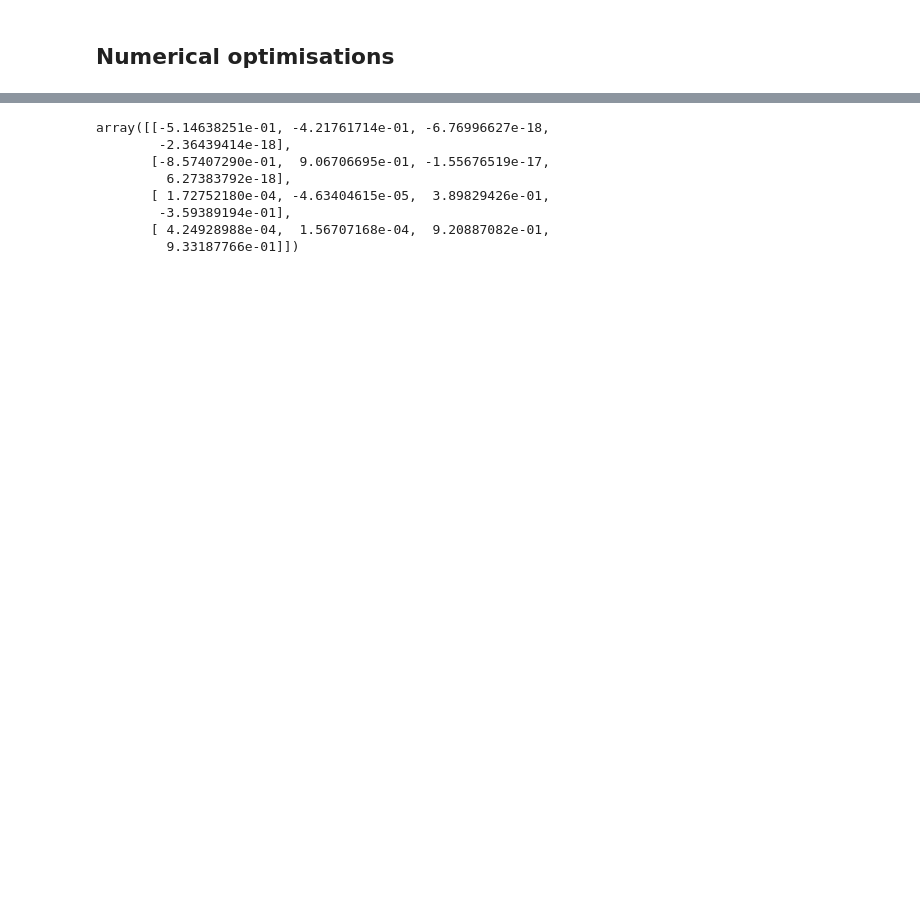
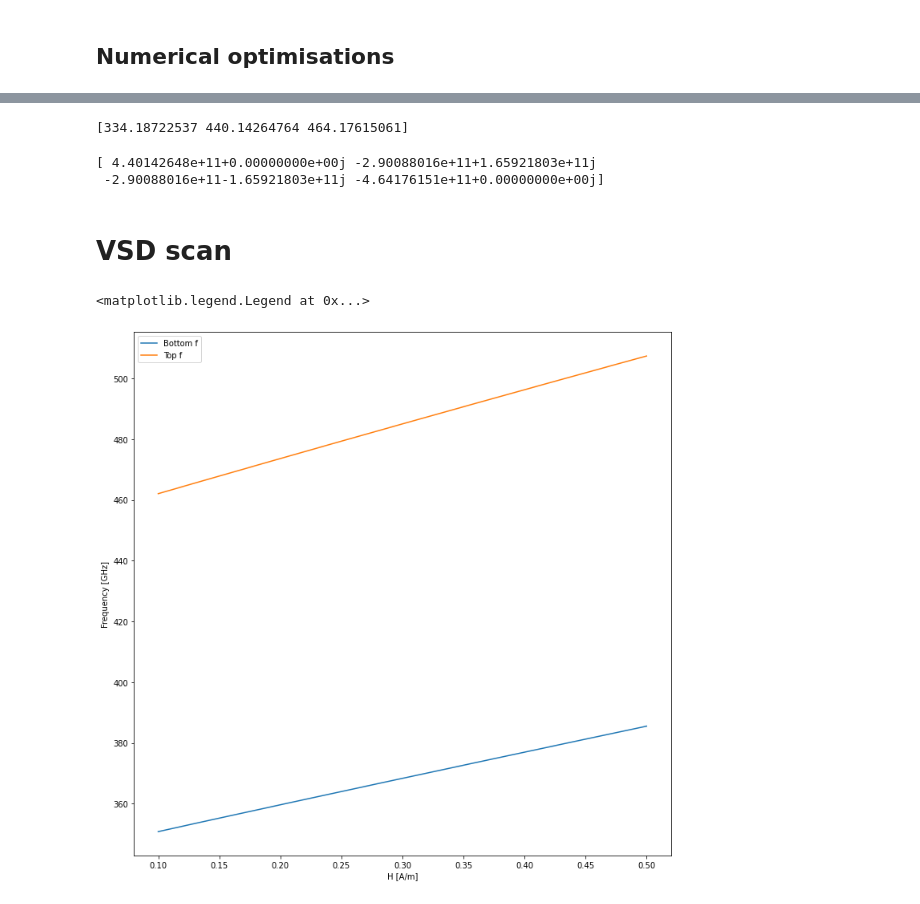
Before and after one commit to LemurPwned/physics-misc, a Jupyter notebook: Symbolic.ipynb, the cells around one changed output, grey strips where cells are left out. Saved outputs shown, nothing was run; the diff lists cells and outputs as text; code cells hidden in the pictures; blank space fills up the shorter version.

```diff
--- a/Symbolic.ipynb
+++ b/Symbolic.ipynb
@@ -231,9 +291,11 @@ def opt_wrapper_cost(x, args):
     theta, phi, lamb, omega = x
     return energyFunction([theta, phi, lamb, omega] + args)
 
+
 def opt_wrapper_grad(x, args):
     theta, phi, lamb, omega = x
     return energyGradientFunction([theta, phi, lamb, omega] + args)
+
 
 def to_radian(angle):
     return angle * (np.pi / 180)
@@ -265,30 +327,21 @@ x0 = {
     omega: to_radian(45),
 }
 
+hext = np.expand_dims(cartiesian_from_spherical(0.1 * TtoAm, 45, 90), 0).T
 
 arg_set = {
     # Hoe
     Hoe: 397.88,
     # Hext
-    He1: 1,
-    He2: 2,
-    He3: 1,
+    Hext: hext,
     # dipole 1
-    Hd11: 0,
-    Hd12: 0,
-    Hd13: 0,
+    dipoleTensor12: np.array([[0, 0, 0], [0, 0, 0], [0, 0, 0]]),
     # dipole 2
-    Hd21: 0,
-    Hd22: 0,
-    Hd23: 0,
+    dipoleTensor21: np.array([[0, 0, 0], [0, 0, 0], [0, 0, 0]]),
     # demag 1
-    Hde11: 0,
-    Hde12: 0,
-    Hde13: 1,
+    demagTensor1: np.array([[0, 0, 0], [0, 0, 0], [0, 0, 1]]),
     # demag 2
-    Hde21: 0,
-    Hde22: 0,
-    Hde23: 1,
+    demagTensor2: np.array([[0, 0, 0], [0, 0, 0], [0, 0, 1]]),
     gamma: 2.21e5,
     alpha1: 0.035,
     alpha2: 0.035,
@@ -297,7 +350,8 @@ arg_set = {
     Ms1: 1 * TtoAm,
     Ms2: 1 * TtoAm,
     K1: 728e3,
-    K2: 305e3
+    K2: 305e3,
+    mu: 1
 }
 
 bounds = [(0, np.pi * 2) for i in range(len(x0))]
@@ -307,3 +361,4 @@ res = minimize(opt_wrapper_cost,
                args=list(arg_set.values()),
                jac=opt_wrapper_grad,
                tol=1e-4)
+res
@@ -310,3 +379,3 @@ res = minimize(opt_wrapper_cost,
 # %%
 matrix_res = dMFunction(res.x.tolist() + list(arg_set.values()))
-eigenvalues, eivenvectors = np.linalg.eig(matrix_res)
+eigenvalues, eigenvectors = np.linalg.eig(matrix_res)
@@ -318,11 +382,11 @@ array([ -943661.92414909,   898153.88773187, -1042274.41255696,
-# %%
-eivenvectors
-# %% [output]
-array([[-5.14638251e-01, -4.21761714e-01, -6.76996627e-18,
-        -2.36439414e-18],
-       [-8.57407290e-01,  9.06706695e-01, -1.55676519e-17,
-         6.27383792e-18],
-       [ 1.72752180e-04, -4.63404615e-05,  3.89829426e-01,
-        -3.59389194e-01],
-       [ 4.24928988e-04,  1.56707168e-04,  9.20887082e-01,
-         9.33187766e-01]])
+# %%
+print(np.unique(np.abs(eigenvalues)/1e9))
+# %% [output]
+[334.18722537 440.14264764 464.17615061]
+# %%
+print(eigenvalues)
+# %% [output]
+[ 4.40142648e+11+0.00000000e+00j -2.90088016e+11+1.65921803e+11j
+ -2.90088016e+11-1.65921803e+11j -4.64176151e+11+0.00000000e+00j]
+# %% [markdown]
+# VSD scan
@@ -328,0 +447,13 @@ array([[-5.14638251e-01, -4.21761714e-01, -6.76996627e-18,
+# %%
+import matplotlib.pyplot as plt
+h_space, bottom_f, top_f = find_resonance(N = 30)
+
+fig, ax = plt.subplots(figsize=(12, 12))
+ax.plot(h_space, bottom_f, label="Bottom f")
+ax.plot(h_space, top_f, label="Top f")
+ax.set_xlabel("H [A/m]")
+ax.set_ylabel("Frequency [GHz]")
+ax.legend()
+# %% [output]
+<matplotlib.legend.Legend at 0x...>
+[figure, added]
```
Also changed, not shown: parts of 16 cells of this notebook.
